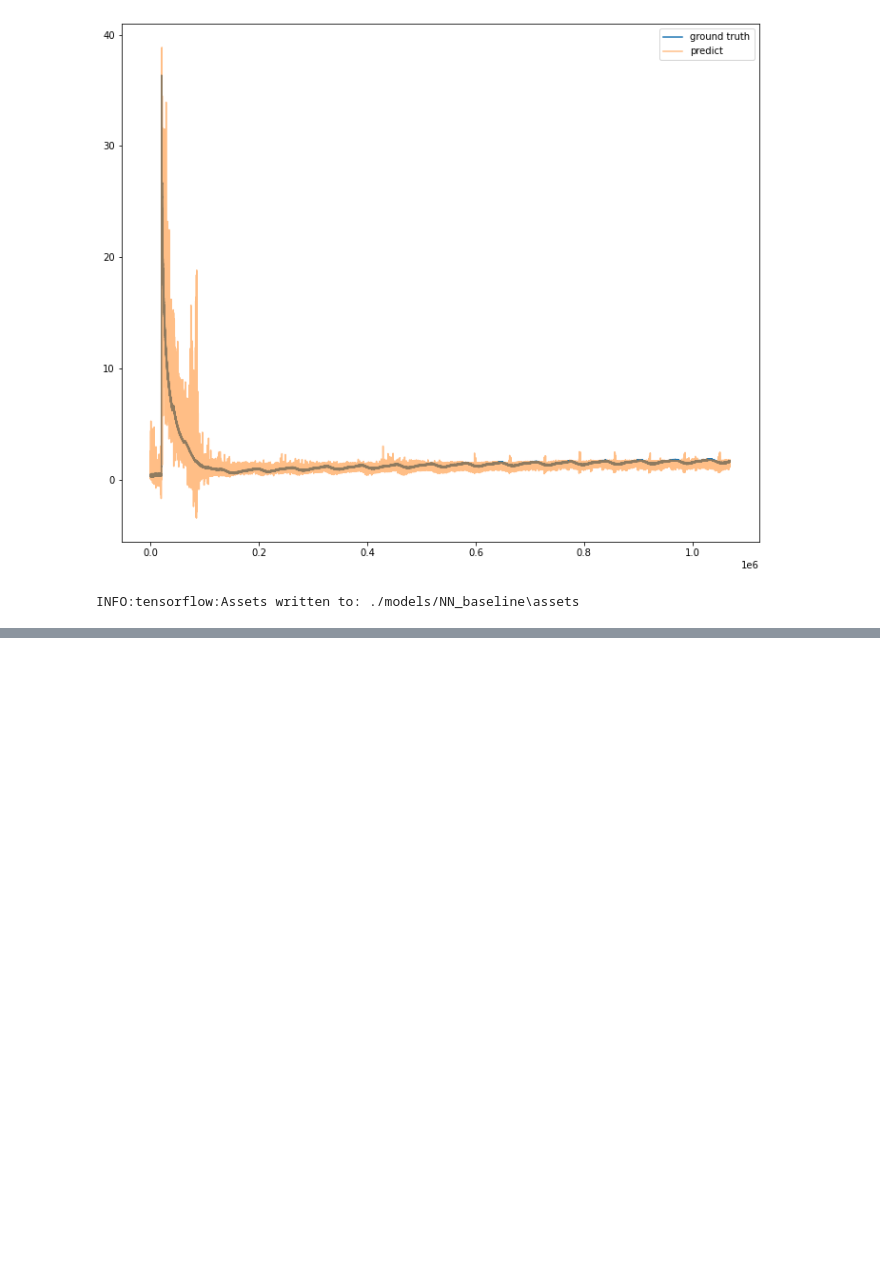
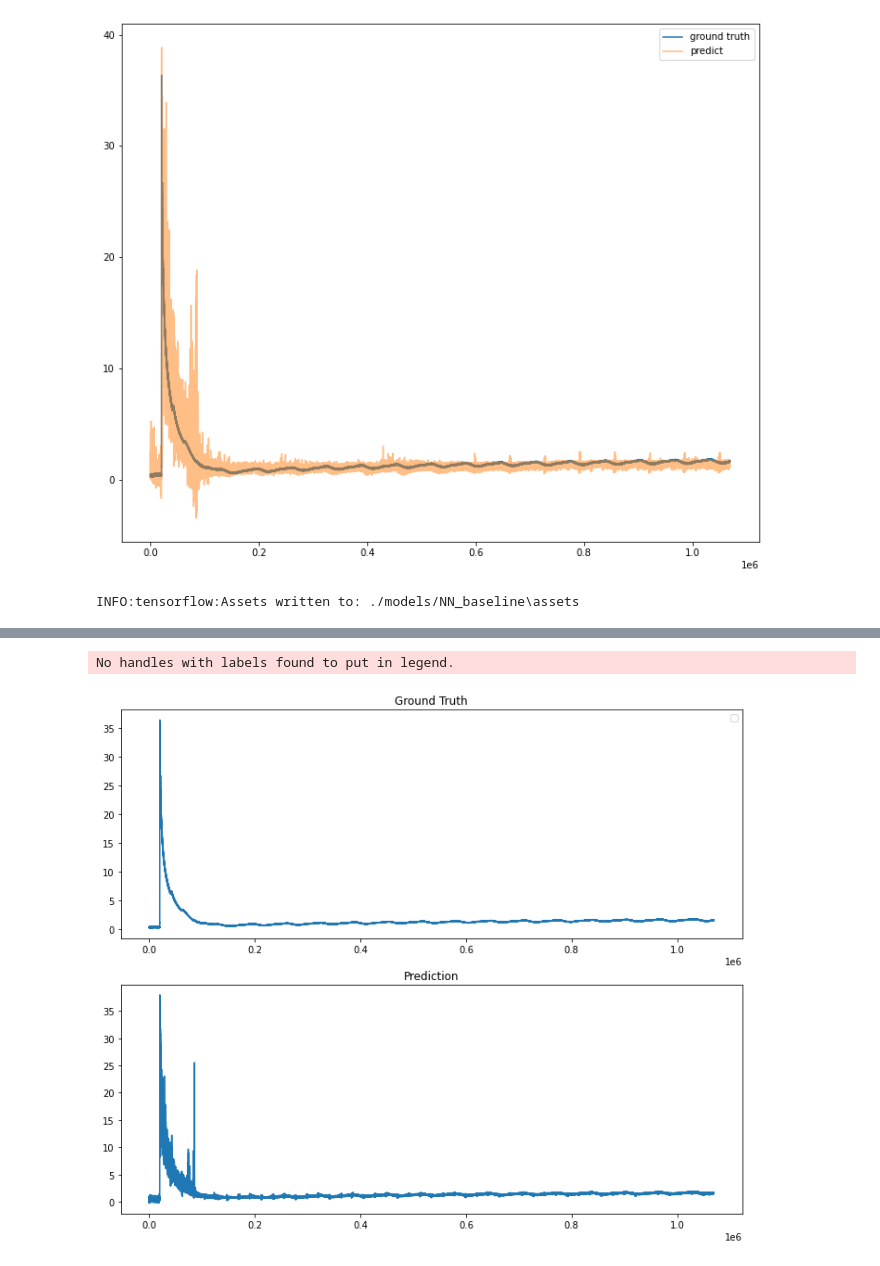
Before and after one commit to chen-xin-94/trelleborg, a Jupyter notebook: Training_NN.ipynb, the cells around one changed output, grey strips where cells are left out. Drawn from its saved outputs; the diff is of its cells as text; code cells hidden in the pictures; blank space fills up the shorter version.

```diff
--- a/Training_NN.ipynb
+++ b/Training_NN.ipynb
@@ -290,0 +362,12 @@ def baseline_model():
+# %%
+# X_ = scaler.fit_transform(X)
+y_ = NN_norm.predict(X)
+y_train_ = y_[idx_train_sort].squeeze()
+y_test_ =y_[idx_test_sort].squeeze()
+# %%
+# predictioin vs ground truth
+%matplotlib inline
+plot_gt_pre(y,y_)
+# %% [output]
+No handles with labels found to put in legend.
+[figure, added]
```
Also changed, not shown: parts of 31 cells of this notebook.
